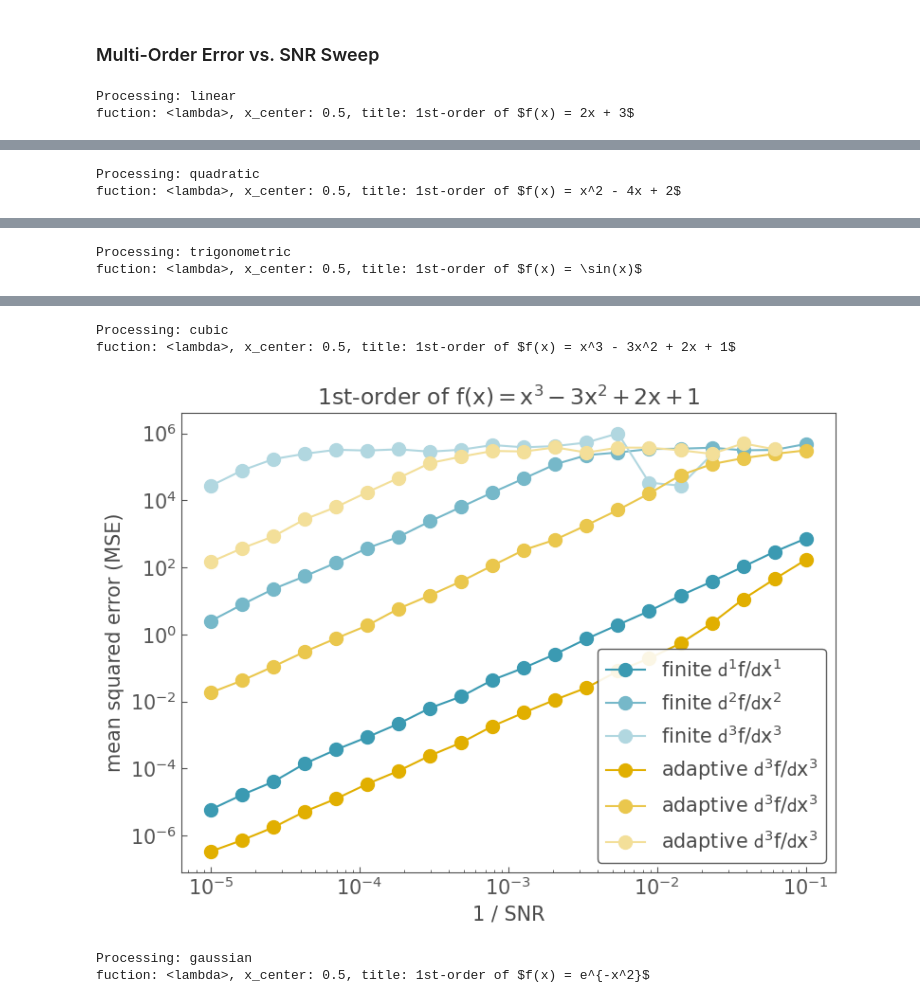
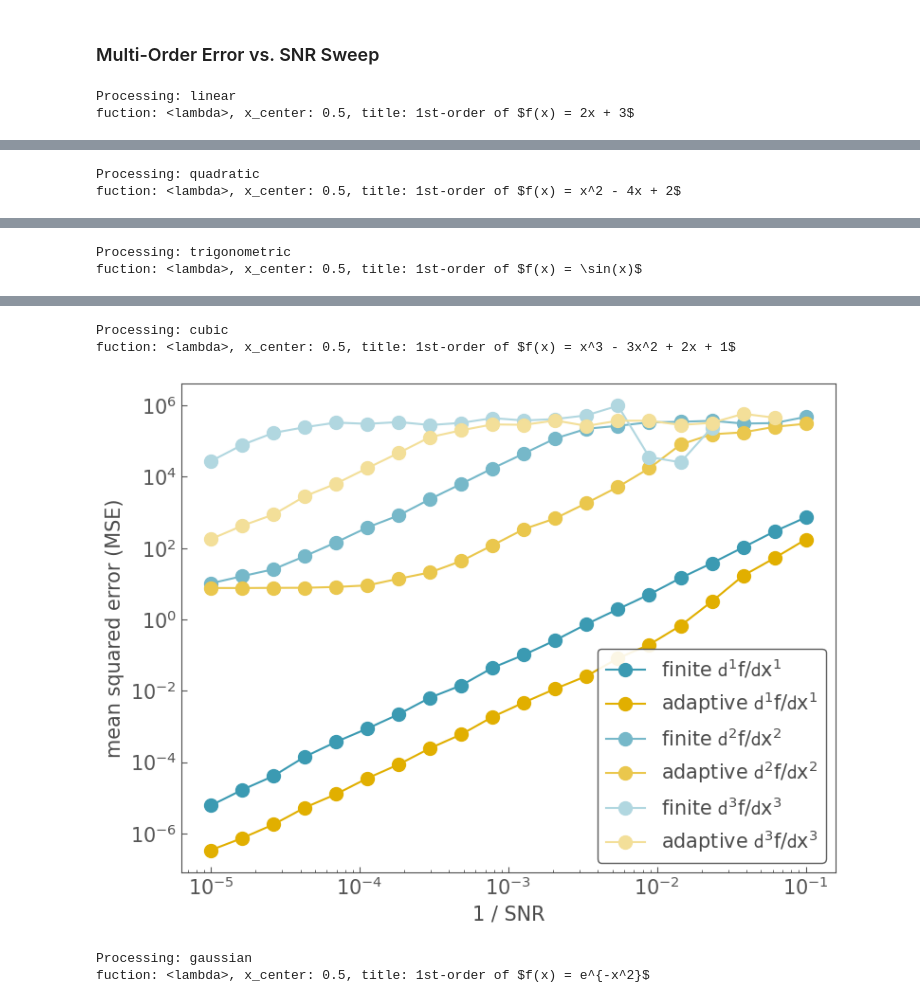
Before and after one commit to nikosarcevic/derivkit, a Jupyter notebook: notebooks/03_standard_fn_demo.ipynb, the cells around one changed output, grey strips where cells are left out. Drawn from its saved outputs; the diff is of its cells as text; code cells hidden in the pictures.

Commit message:
Updated notebooks and DerivativeKit core modules

```diff
--- a/notebooks/03_standard_fn_demo.ipynb
+++ b/notebooks/03_standard_fn_demo.ipynb
@@ -79,7 +85,7 @@ for name, func in standard_functions.items():
     print(f"Processing: {name}")
     plotter = PlotKit(
         function=func["func"],
-        x_center=x0,
+        central_value=x0,
         derivative_order=deriv_order,
         fit_tolerance=tol,
         plot_dir=plot_dir
@@ -100,7 +106,10 @@ for name, func in standard_functions.items():
     print(f"Processing: {name}")
     title = rf"{get_ordinal(deriv_order)}-order of {func['label']}"
     plotter = plotters[name]
-    plotter.plot_overlaid_histograms(noise_std=noise_std, title=title, extra_info=name)
+    plotter.plot_overlaid_histograms(derivative_order=deriv_order,
+                                     noise_std=noise_std,
+                                     title=title,
+                                     extra_info=name)
 # %% [output]
 Processing: linear
 [figure]
@@ -120,7 +129,11 @@ for name, func in standard_functions.items():
     title = rf"{get_ordinal(deriv_order)}-order of {func['label']}"
     noise_levels = np.geomspace(1e-4, 1e-1, 10)  # from low to high noise
     plotter = plotters[name]
-    plotter.plot_error_vs_noise(noise_levels=noise_levels, trials=trials, title=title, extra_info=name)
+    plotter.plot_error_vs_noise(derivative_order=deriv_order,
+                                noise_levels=noise_levels,
+                                trials=trials,
+                                title=title,
+                                extra_info=name)
 # %% [output]
 Processing: linear
 [figure]
@@ -180,12 +193,11 @@ for name, func in standard_functions.items():
     print(f"fuction: {func['func'].__name__}, x_center: {0.5}, title: {title}")
     plot_multi_order_error_vs_noise(
     function=func["func"],
-    x_center=0.5,
+    central_value=0.5,
     snr_values=snr_values,
     orders=(1, 2, 3),
     trials=300,
     fit_tolerance=0.07,
-    title=title,
     extra_info=name,
     plot_dir=plot_dir
 )
@@ -202,5 +214,5 @@ fuction: <lambda>, x_center: 0.5, title: 1st-order of $f(x) = \sin(x)$
 Processing: cubic
 fuction: <lambda>, x_center: 0.5, title: 1st-order of $f(x) = x^3 - 3x^2 + 2x + 1$
-[figure, old version]
+[figure, new version]
 Processing: gaussian
 fuction: <lambda>, x_center: 0.5, title: 1st-order of $f(x) = e^{-x^2}$
```
Also changed, not shown: parts of 3 cells of this notebook, 13 other files.
